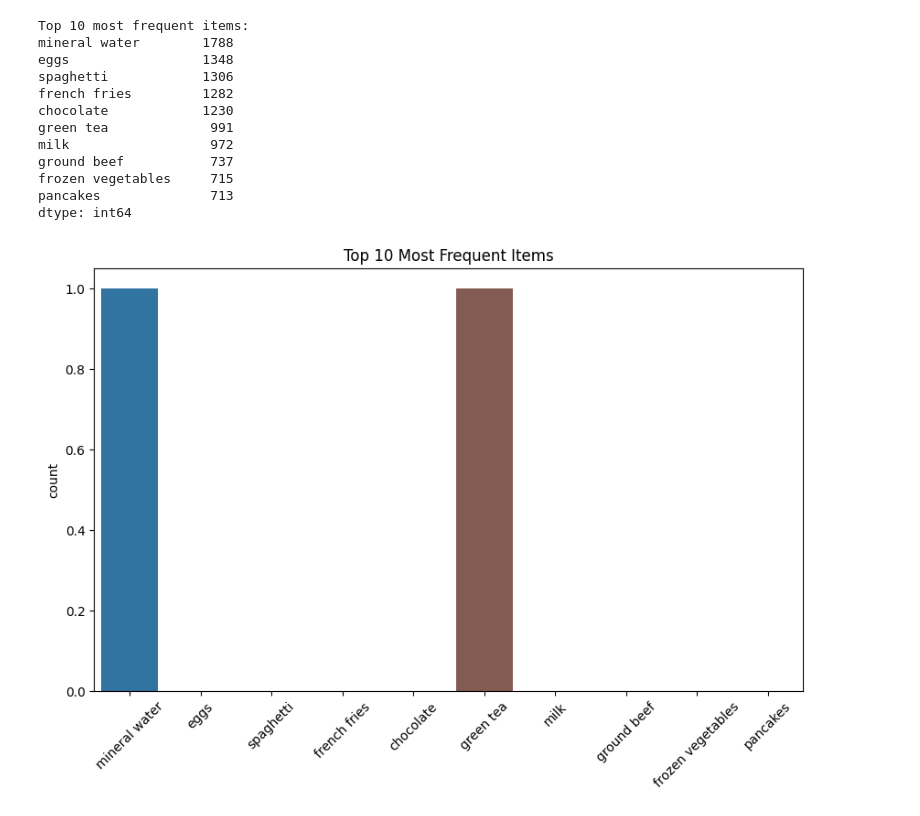
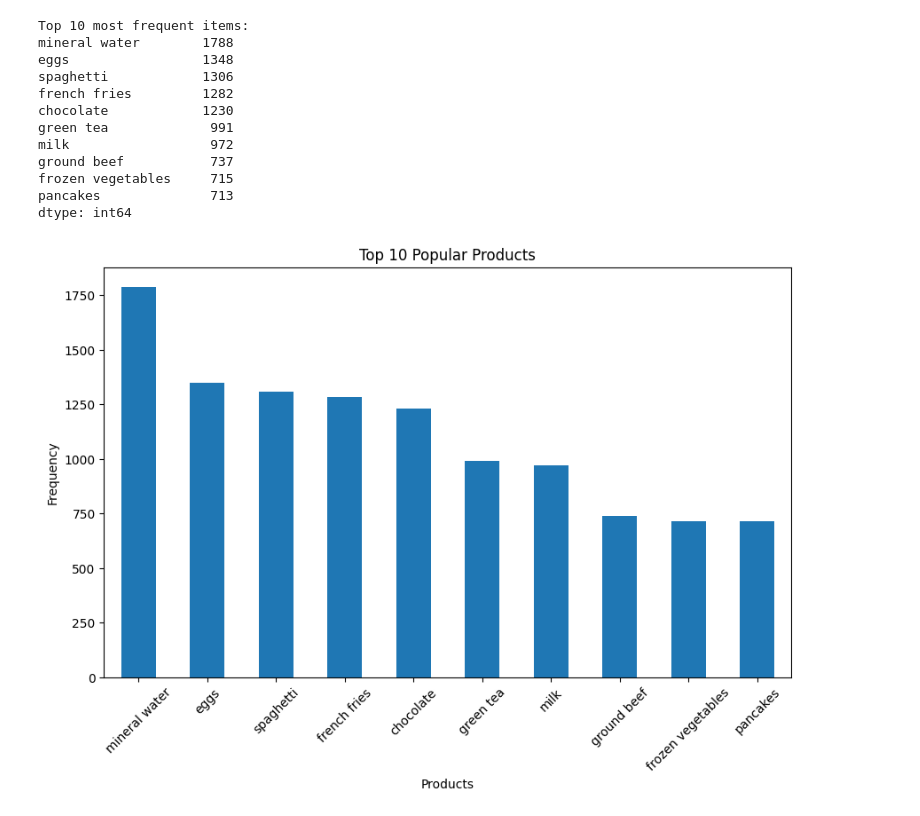
Before and after one commit to Deyonrose/labexercises, a Jupyter notebook: 2348513_lab3.ipynb, the cells around one changed output. Saved outputs shown, nothing was run; the diff lists cells and outputs as text; code cells hidden in the pictures.

```diff
--- a/2348513_lab3.ipynb
+++ b/2348513_lab3.ipynb
@@ -166,21 +166,16 @@ ground beef           737
 frozen vegetables     715
 pancakes              713
 dtype: int64
-# %%
-item_counts = data_filtered.stack().value_counts()
-
-# Get the top 10 most frequent items
-top_items = item_counts.index[:10]
-
-# Filter the data to include only the top items
-data_filtered = data.apply(lambda row: row[row.isin(top_items)], axis=1)
-
-# Plot the countplot
-plt.figure(figsize=(10, 6))
-sns.countplot(data=data_filtered.stack(), x=0, order=top_items)
-plt.xticks(rotation=45)
-plt.title("Top 10 Most Frequent Items")
-plt.show()
-# %% [output]
-[figure, removed]
+# %%
+#EDA Product Popularity Analysis
+item_frequencies = data.stack().value_counts()
+plt.figure(figsize=(10, 6))
+item_frequencies[:10].plot(kind='bar')
+plt.title('Top 10 Popular Products')
+plt.xlabel('Products')
+plt.ylabel('Frequency')
+plt.xticks(rotation=45)
+plt.show()
+# %% [output]
+[figure, added]
 # %%
```
Also changed, not shown: parts of 11 cells of this notebook.
